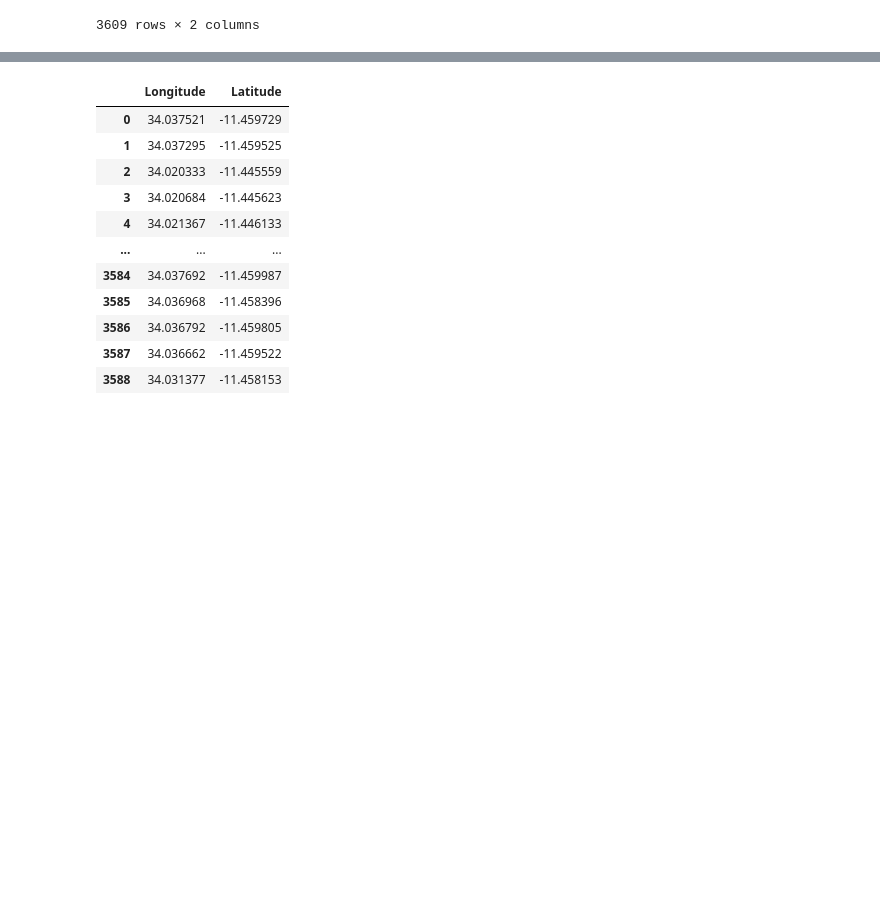
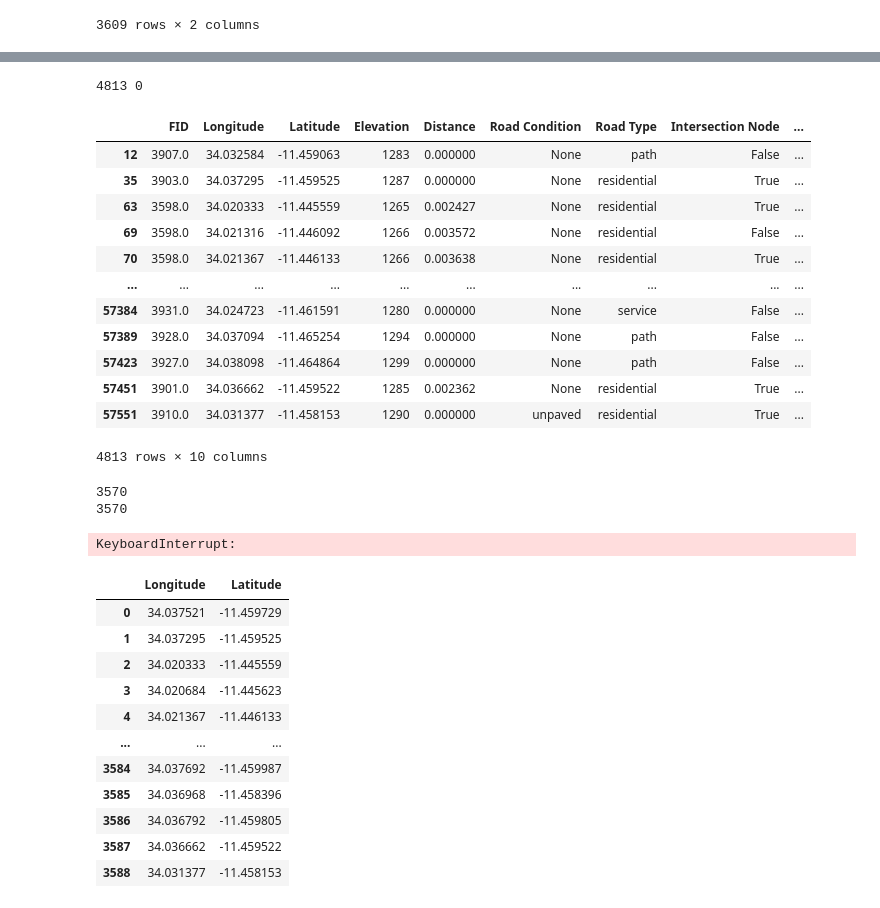
Before and after one commit to RachelRalph/AI4PublicHealth, a Jupyter notebook: processing_all_datasets.ipynb, the cells around one changed output, grey strips where cells are left out. Cells and saved outputs as stored; diff of their text form; code cells hidden in the pictures; blank space fills up the shorter version.

```diff
--- a/processing_all_datasets.ipynb
+++ b/processing_all_datasets.ipynb
@@ -205,3 +249,63 @@ road_line_nodes.head(10)
+# %%
+start_list = []
+end_list = []
+
+for row in range(len(road_elevation_nodes.index)):
+    if road_elevation_nodes.iloc[row, 8]:
+        start_list.append(road_elevation_nodes.iloc[row])
+    elif road_elevation_nodes.iloc[row, 9]:
+        end_list.append(road_elevation_nodes.iloc[row])
+
+start_list = pd.DataFrame(start_list)
+end_list = pd.DataFrame(end_list)
+
+print(len(start_list), len(end_list))
+start_list
+# %% [output]
+4813 0
+|  | FID | Longitude | Latitude | Elevation | Distance | Road Condition | Road Type | Intersection Node | ... |
+| 12 | 3907.0 | 34.032584 | -11.459063 | 1283 | 0.000000 | None | path | False | ... |
+| 35 | 3903.0 | 34.037295 | -11.459525 | 1287 | 0.000000 | None | residential | True | ... |
+| 63 | 3598.0 | 34.020333 | -11.445559 | 1265 | 0.002427 | None | residential | True | ... |
+| 69 | 3598.0 | 34.021316 | -11.446092 | 1266 | 0.003572 | None | residential | False | ... |
+| 70 | 3598.0 | 34.021367 | -11.446133 | 1266 | 0.003638 | None | residential | True | ... |
+| ... | ... | ... | ... | ... | ... | ... | ... | ... | ... |
+| 57384 | 3931.0 | 34.024723 | -11.461591 | 1280 | 0.000000 | None | service | False | ... |
+| 57389 | 3928.0 | 34.037094 | -11.465254 | 1294 | 0.000000 | None | path | False | ... |
+| 57423 | 3927.0 | 34.038098 | -11.464864 | 1299 | 0.000000 | None | path | False | ... |
+| 57451 | 3901.0 | 34.036662 | -11.459522 | 1285 | 0.002362 | None | residential | True | ... |
+| 57551 | 3910.0 | 34.031377 | -11.458153 | 1290 | 0.000000 | unpaved | residential | True | ... |
+4813 rows × 10 columns
+# %%
+print(start_list['FID'].nunique())
+print(end_list['FID'].nunique())
+# %% [output]
+3570
+3570
+# %%
+distance_check_list = []
+
+start_list.sort_values(by="FID")
+end_list.sort_values(by="FID")
+
+for start_list_row in range(len(start_list.index)):
+    fid_reoccurance = []
+    store_fid_1 = start_list.iloc[start_list_row, 0]
+
+
+    if store_fid_1 not in fid_reoccurance:
+        for end_list_row in range(len(end_list.index)):
+            store_fid_2 = end_list.iloc[end_list_row, 0]
+
+            if store_fid_1 == store_fid_2 and store_fid_1 not in fid_reoccurance:
+                distance_check_list.append([start_list.iloc[start_list_row, 1], start_list.iloc[start_list_row, 2],
+                                            end_list.iloc[end_list_row, 1], end_list.iloc[end_list_row, 2]])
+                fid_reoccurance.append(store_fid_2)
+
+distance_check_list = pd.DataFrame(distance_check_list)
+distance_check_list
+# %% [output]
+KeyboardInterrupt:
 # %%
 intersection_confirm = []
 
```
Also changed, not shown: parts of 6 cells of this notebook.
